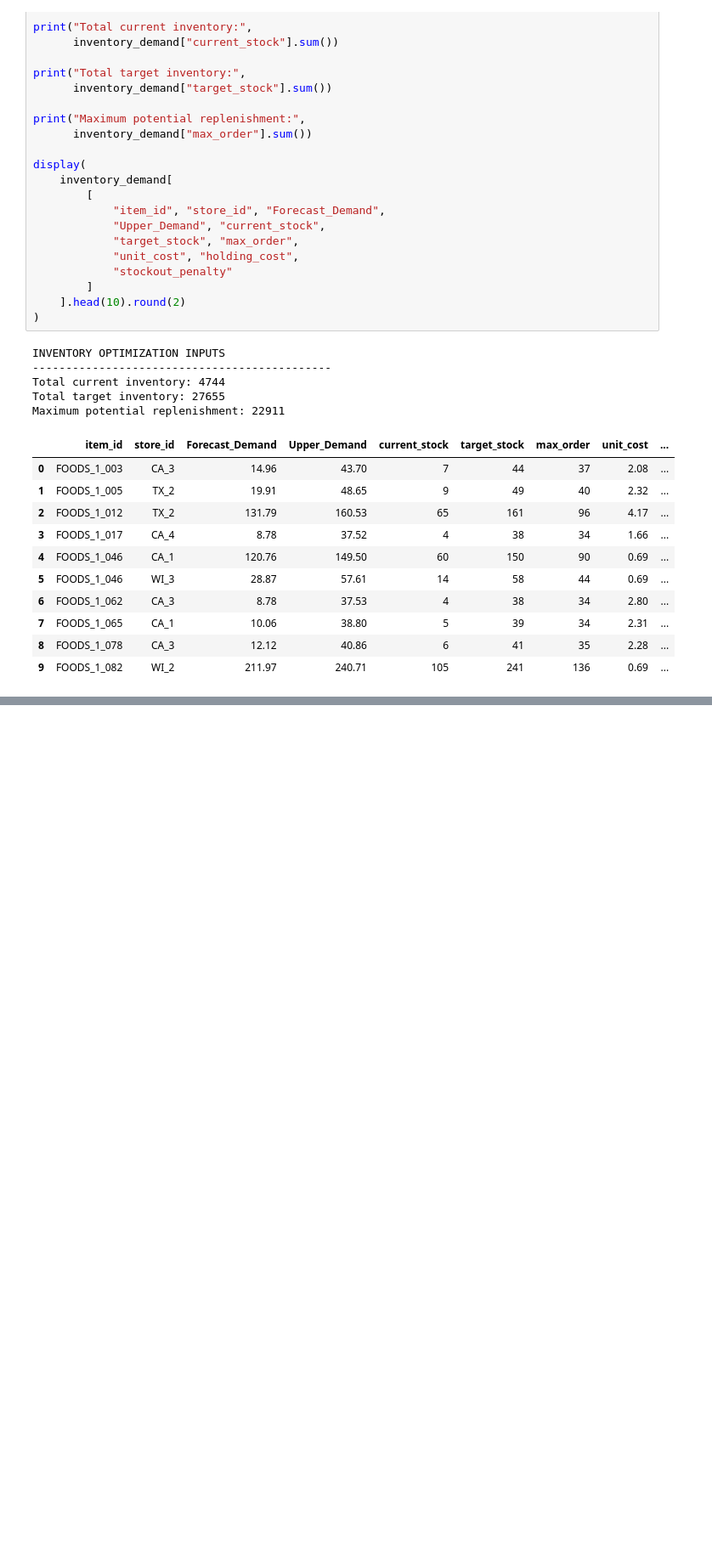
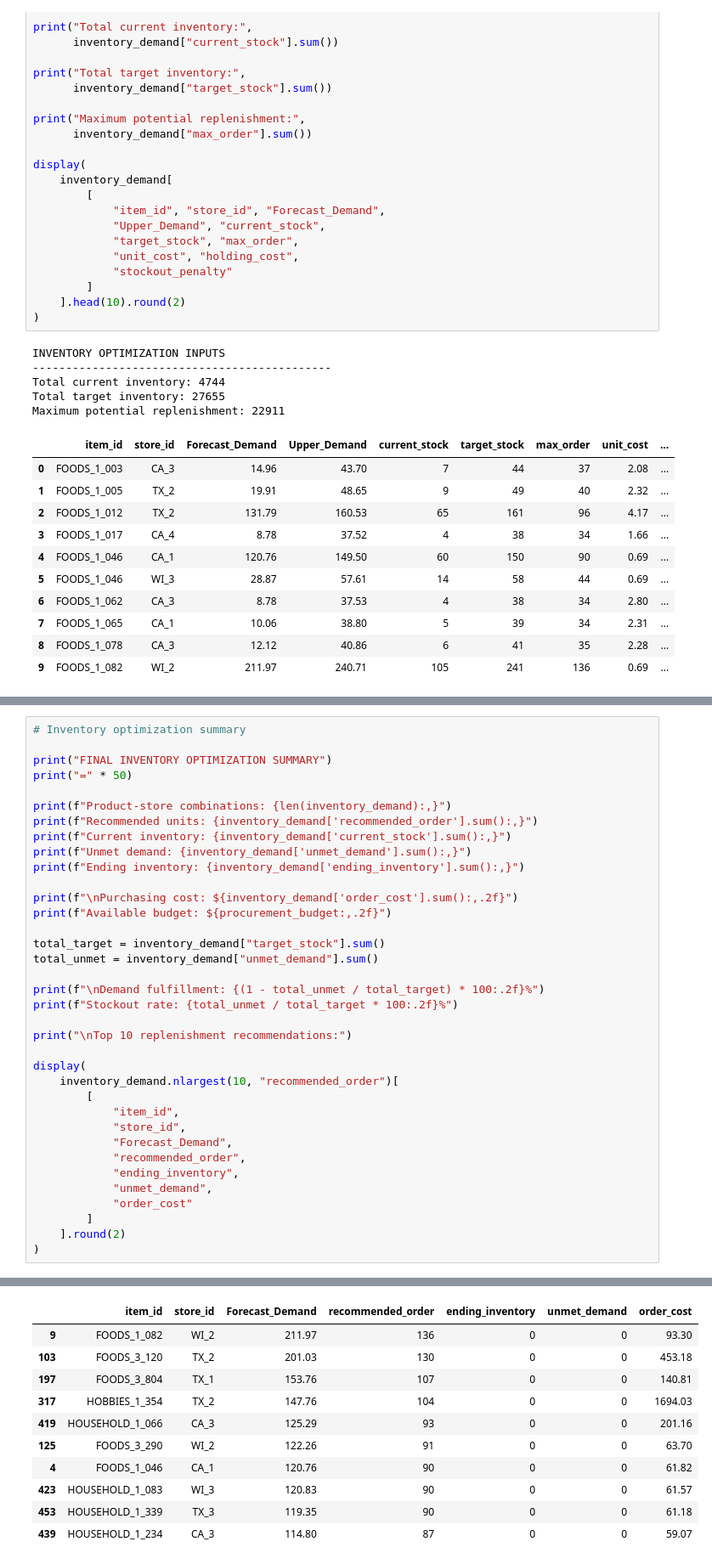
Before and after one commit to saudjabarali/Nexvia-Technologies-Data-Science-Internship, a Jupyter notebook: DS-02_Demand_Forecasting_and_Inventory_Optimization/main2.ipynb, the cells around one changed output, grey strips where cells are left out. Shown at 85% size. Cells and saved outputs as stored; diff of their text form; blank space fills up the shorter version.

```diff
--- a/DS-02_Demand_Forecasting_and_Inventory_Optimization/main2.ipynb
+++ b/DS-02_Demand_Forecasting_and_Inventory_Optimization/main2.ipynb
@@ -3429,0 +3648,37 @@ Maximum potential replenishment: 22911
+# %%
+# Inventory optimization summary
+
+print("FINAL INVENTORY OPTIMIZATION SUMMARY")
+print("=" * 50)
+
+print(f"Product-store combinations: {len(inventory_demand):,}")
+print(f"Recommended units: {inventory_demand['recommended_order'].sum():,}")
+print(f"Current inventory: {inventory_demand['current_stock'].sum():,}")
+print(f"Unmet demand: {inventory_demand['unmet_demand'].sum():,}")
+print(f"Ending inventory: {inventory_demand['ending_inventory'].sum():,}")
+
+print(f"\nPurchasing cost: ${inventory_demand['order_cost'].sum():,.2f}")
+print(f"Available budget: ${procurement_budget:,.2f}")
+
+total_target = inventory_demand["target_stock"].sum()
+total_unmet = inventory_demand["unmet_demand"].sum()
+
+print(f"\nDemand fulfillment: {(1 - total_unmet / total_target) * 100:.2f}%")
+print(f"Stockout rate: {total_unmet / total_target * 100:.2f}%")
+
+print("\nTop 10 replenishment recommendations:")
+
+display(
+    inventory_demand.nlargest(10, "recommended_order")[
+        [
+            "item_id",
+            "store_id",
+            "Forecast_Demand",
+            "recommended_order",
+            "ending_inventory",
+            "unmet_demand",
+            "order_cost"
+        ]
+    ].round(2)
+)
+# %% [output]
@@ -3429,0 +3700,11 @@ Maximum potential replenishment: 22911
+|  | item_id | store_id | Forecast_Demand | recommended_order | ending_inventory | unmet_demand | order_cost |
+| 9 | FOODS_1_082 | WI_2 | 211.97 | 136 | 0 | 0 | 93.30 |
+| 103 | FOODS_3_120 | TX_2 | 201.03 | 130 | 0 | 0 | 453.18 |
+| 197 | FOODS_3_804 | TX_1 | 153.76 | 107 | 0 | 0 | 140.81 |
+| 317 | HOBBIES_1_354 | TX_2 | 147.76 | 104 | 0 | 0 | 1694.03 |
+| 419 | HOUSEHOLD_1_066 | CA_3 | 125.29 | 93 | 0 | 0 | 201.16 |
+| 125 | FOODS_3_290 | WI_2 | 122.26 | 91 | 0 | 0 | 63.70 |
+| 4 | FOODS_1_046 | CA_1 | 120.76 | 90 | 0 | 0 | 61.82 |
+| 423 | HOUSEHOLD_1_083 | WI_3 | 120.83 | 90 | 0 | 0 | 61.57 |
+| 453 | HOUSEHOLD_1_339 | TX_3 | 119.35 | 90 | 0 | 0 | 61.18 |
+| 439 | HOUSEHOLD_1_234 | CA_3 | 114.80 | 87 | 0 | 0 | 59.07 |
```
Also changed, not shown: parts of 20 cells of this notebook.
